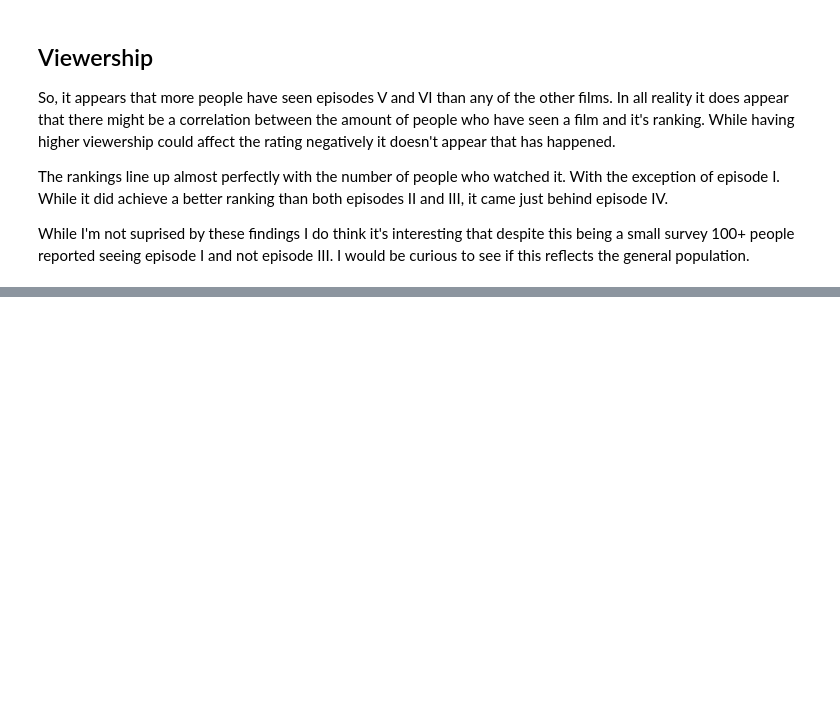
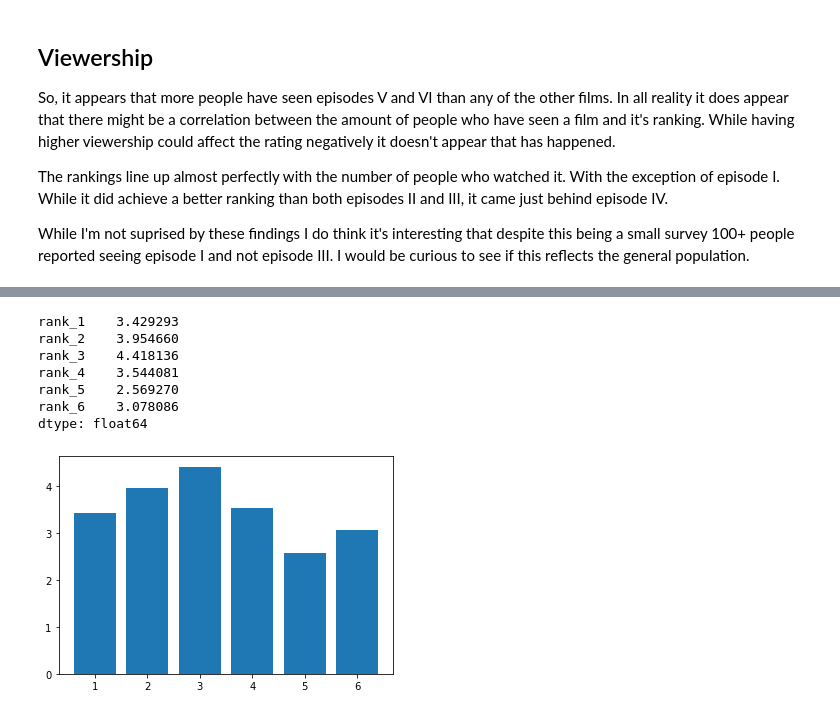
Before and after one commit to adfelt/Star-Wars-Survey, a Jupyter notebook: star_wars_survey.ipynb, the cells around one changed output, grey strips where cells are left out. Cells and saved outputs as stored; diff of their text form; code cells hidden in the pictures; blank space fills up the shorter version.

```diff
--- a/star_wars_survey.ipynb
+++ b/star_wars_survey.ipynb
@@ -155,0 +179,16 @@ While I'm not suprised by these findings I do think it's interesting that despit
+# %%
+# Finding the mean of the ranking columns - Females
+rankings = females.iloc[:,9:15].mean()
+
+# Plotting the rankings - Females
+plt.bar(range(1,7), females.iloc[:,9:15].mean())
+print(rankings)
+# %% [output]
+rank_1    3.429293
+rank_2    3.954660
+rank_3    4.418136
+rank_4    3.544081
+rank_5    2.569270
+rank_6    3.078086
+dtype: float64
+[figure, added]
```
Also changed, not shown: parts of 4 cells of this notebook.
